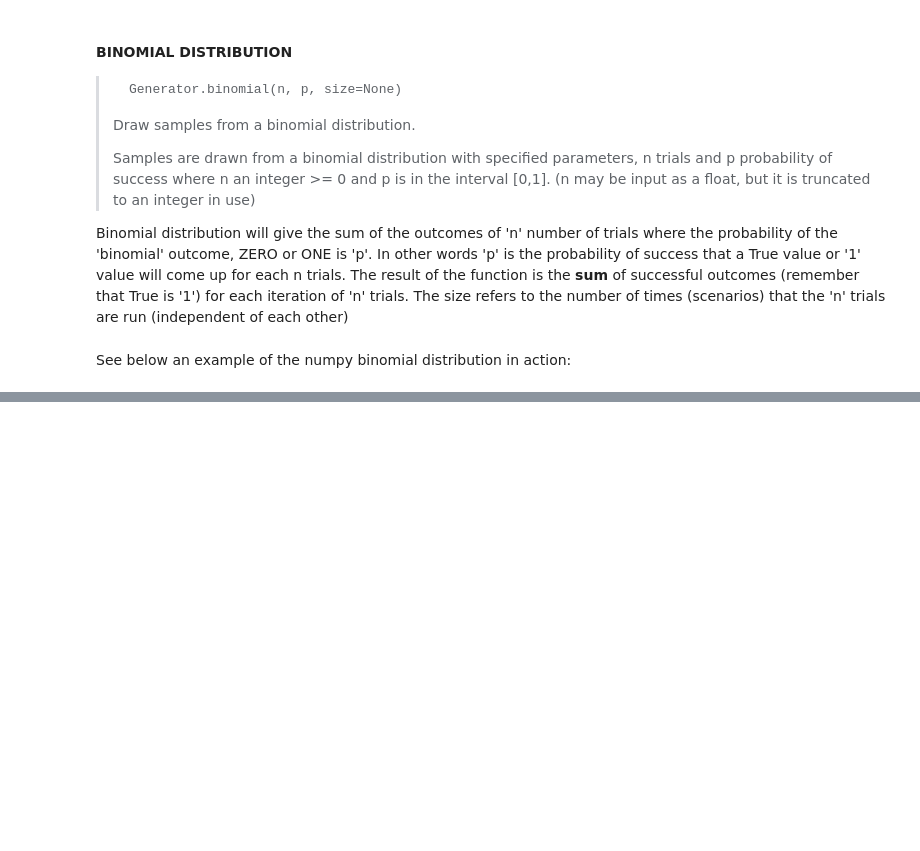
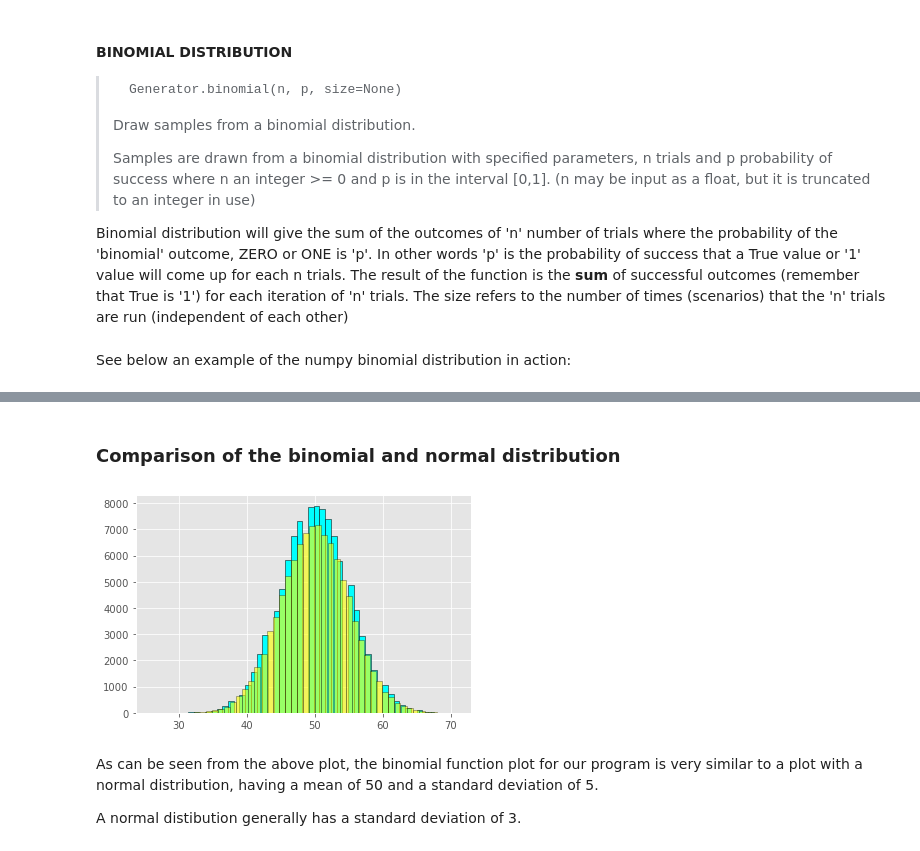
Before and after one commit to dssheldon/foda-tasks-sds, a Jupyter notebook: FoDA - Tasks 2020.ipynb, the cells around one changed output, grey strips where cells are left out. Saved outputs shown, nothing was run; the diff lists cells and outputs as text; code cells hidden in the pictures; blank space fills up the shorter version.

```diff
--- a/FoDA - Tasks 2020.ipynb
+++ b/FoDA - Tasks 2020.ipynb
@@ -491,0 +516,16 @@ As per http://staweb.sta.cathedral.org/departments/math/mhansen/public_html/23st
+# %% [markdown]
+### Comparison of the binomial and normal distribution
+# %%
+x = np.random.default_rng().binomial(n=100, p=0.5, size=100000) # 100 coin flips with a 50% success rate  and 1000000 scenarios run
+sns.distplot(x, color='cyan', hist=True, kde=False, hist_kws={"rwidth":0.98,'edgecolor':'black', 'alpha':1.0}) #plotting the outcomes
+
+y = np.random.default_rng().normal(loc=50, scale=5, size=100000) # 100 coin flips with a 50% success rate  and 1000000 scenarios run
+sns.distplot(y, color='yellow', hist=True, kde=False, hist_kws={"rwidth":0.98,'edgecolor':'black', 'alpha':0.6}) #plotting the outcomes
+
+plt.show()
+# %% [output]
+[figure, added]
+# %% [markdown]
+As can be seen from the above plot, the binomial function plot for our program is very similar to a plot with a normal distribution, having a mean of 50 and a standard deviation of 5.
+
+A normal distibution generally has a standard deviation of 3.
```
Also changed, not shown: parts of 7 cells of this notebook.
